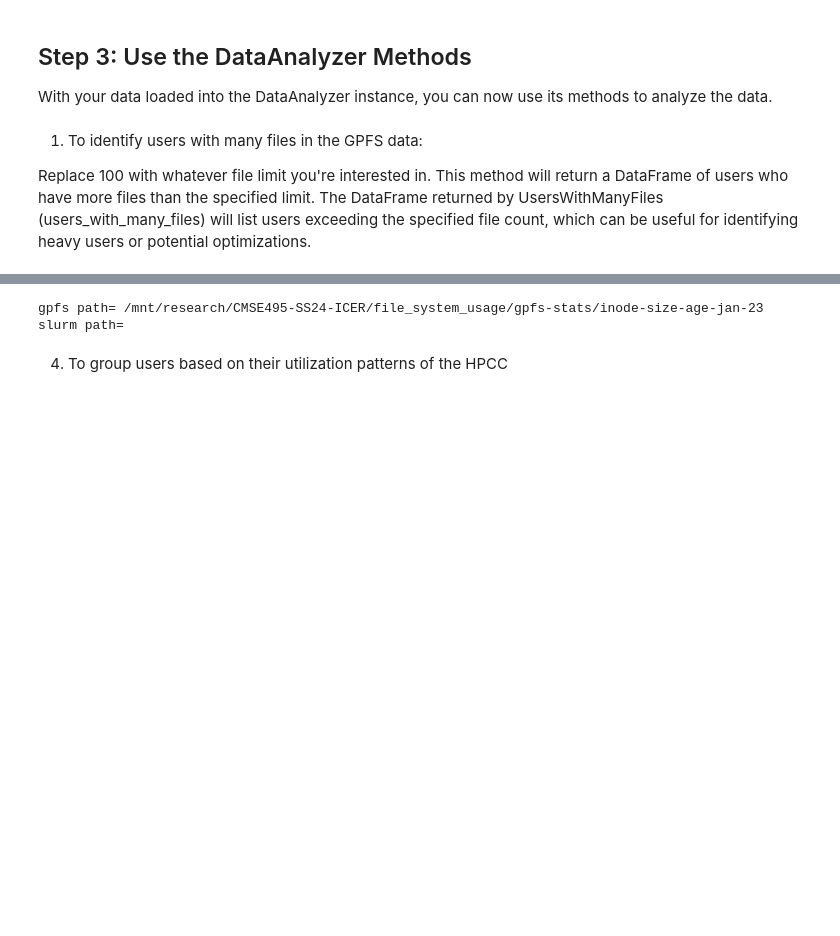
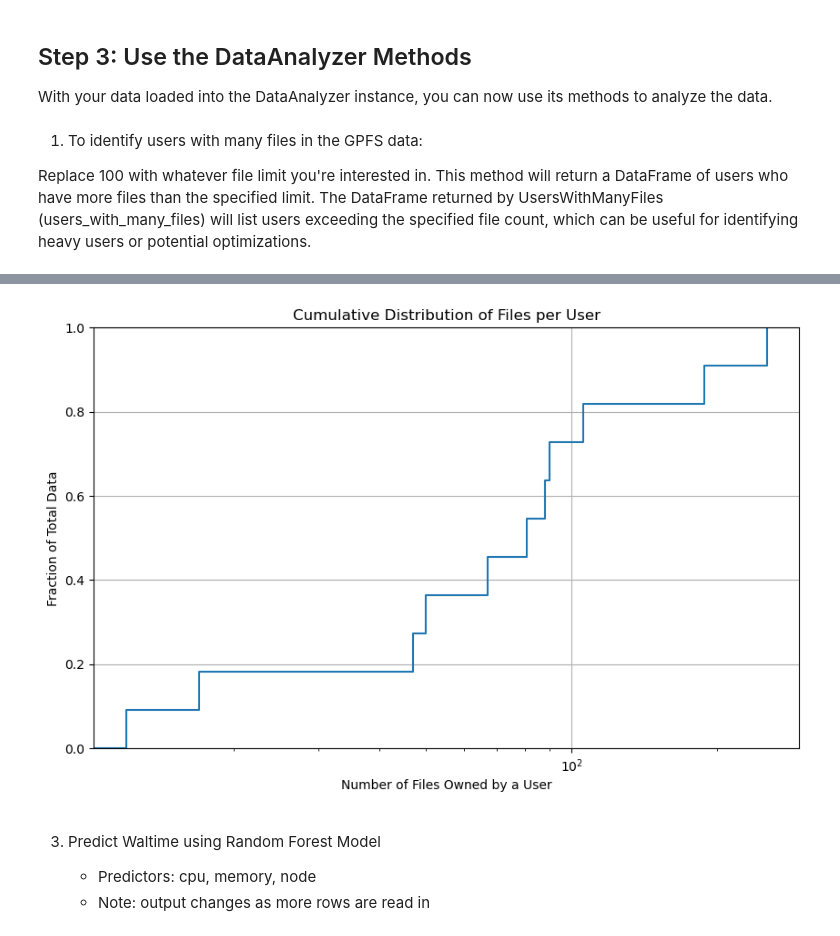
Before and after one commit to tairaeli/ICER_user_data_analytics, a Jupyter notebook: ICER_package_demo.ipynb, the cells around one changed output, grey strips where cells are left out. Cells and saved outputs as stored; diff of their text form; code cells hidden in the pictures; blank space fills up the shorter version.

```diff
--- a/ICER_package_demo.ipynb
+++ b/ICER_package_demo.ipynb
@@ -75,11 +73,10 @@ users_with_many_files.head()
 # %%
-# Example usage on only 1,000 rows of streamed data
-analyzer = DataAnalyzer(gpfspath = "/mnt/research/CMSE495-SS24-ICER/file_system_usage/gpfs-stats/inode-size-age-jan-23")
-
-# parameter can be set to only subset of data or full gpfs data; output png will be in same directory
+# full_dataset parameter can be set to only subset of data (1,000 rows) or full gpfs data
 analyzer.files_per_user_gpfs(full_dataset=False)
 # %% [output]
-gpfs path= /mnt/research/CMSE495-SS24-ICER/file_system_usage/gpfs-stats/inode-size-age-jan-23
-slurm path=
+[figure, added]
 # %% [markdown]
-4. To group users based on their utilization patterns of the HPCC
+3. Predict Waltime using Random Forest Model
+
+   - Predictors: cpu, memory, node
+   - Note: output changes as more rows are read in
```
Also changed, not shown: parts of 11 cells of this notebook, 1 other file.
